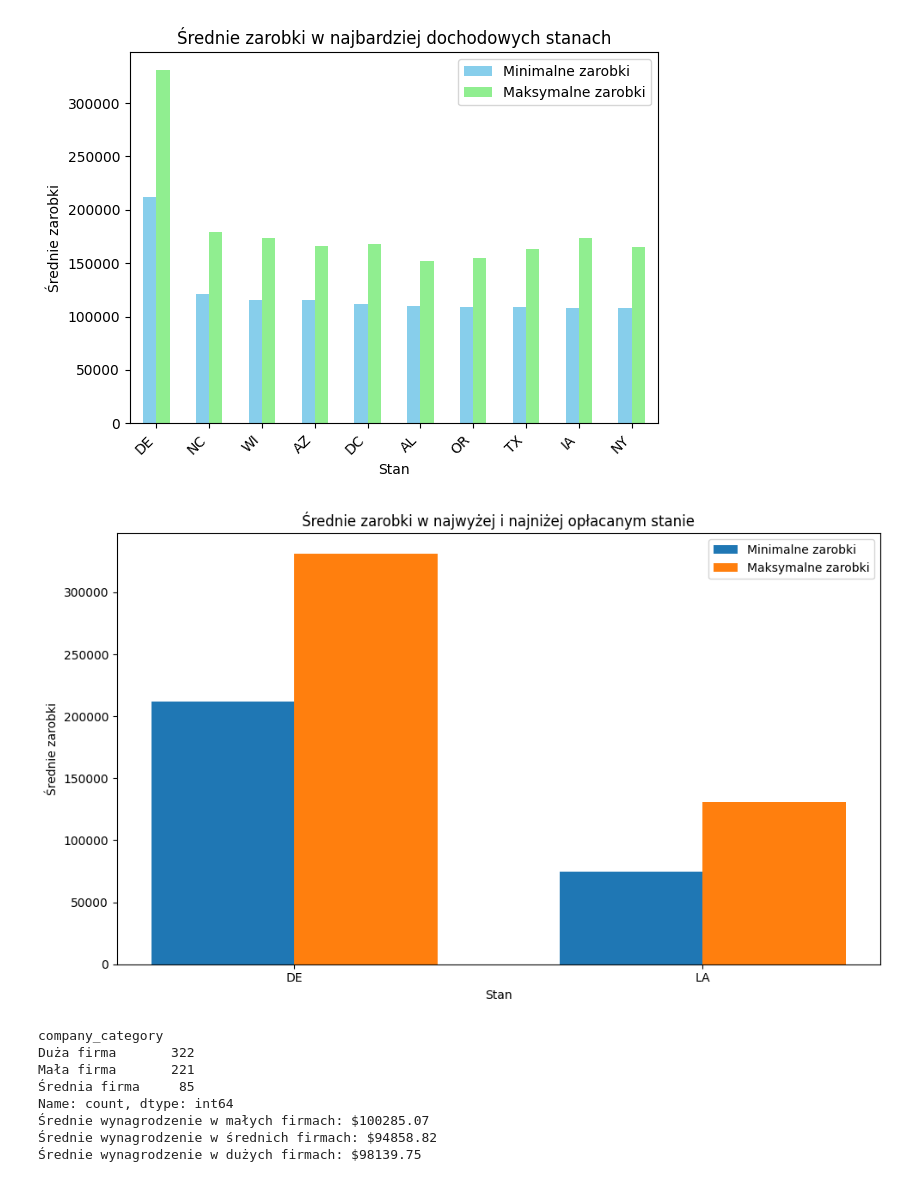
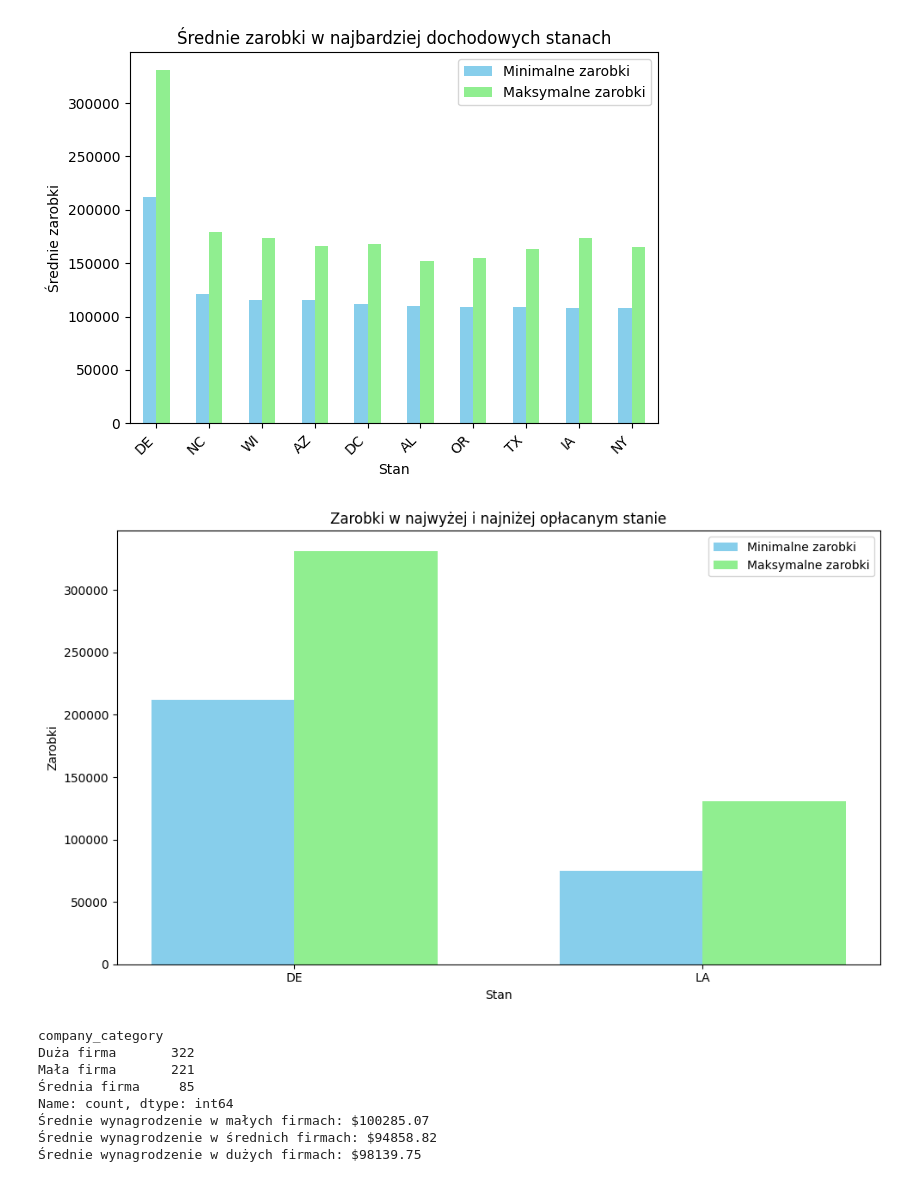
Before and after one commit to Boczula13/Data-Science-Job-Posting-on-Glassdoor, a Jupyter notebook: Data Science Job Posting on Glassdoor.ipynb, the cells around one changed output. Saved outputs shown, nothing was run; the diff lists cells and outputs as text; code cells hidden in the pictures.

```diff
--- a/Data Science Job Posting on Glassdoor.ipynb
+++ b/Data Science Job Posting on Glassdoor.ipynb
@@ -118,34 +107,33 @@ plt.show()
 <Figure size 1000x600 with 0 Axes>
 [figure]
 # %%
-# Różnica pomiędzy top 1 a bot 1
+# najwyższa i najniżna pensja w stanach
 top_salary = average_salaries_state.sort_values(by='min_salary', ascending=False).head(1)
 lowest_salary = average_salaries_state.sort_values(by='min_salary', ascending=False).tail(1)
 
-# Pobierz nazwy stanów dla top 1 i bot 1
+# nazwa najlepiej płatnego i najgorzej płatnego stanu
 top_state_name = top_salary.index[0]
 bot_state_name = lowest_salary.index[0]
 
-# Stwórz wykres
 plt.figure(figsize=(10, 6))
 bar_width = 0.35
 index = range(2)
 
 top_values = top_salary.values.flatten()
 bot_values = lowest_salary.values.flatten()
 
-plt.bar(index, [top_values[0], bot_values[0]], bar_width, label='Minimalne zarobki')
-plt.bar([i + bar_width for i in index], [top_values[1], bot_values[1]], bar_width, label='Maksymalne zarobki')
-
+# Wykres zarobków w najlepiej i najgorzej opłacanym stanie
+plt.bar(index, [top_values[0], bot_values[0]], bar_width, label='Minimalne zarobki',color=['skyblue'])
+plt.bar([i + bar_width for i in index], [top_values[1], bot_values[1]], bar_width, label='Maksymalne zarobki',color=['lightgreen'])
 plt.xlabel('Stan')
-plt.ylabel('Średnie zarobki')
-plt.title('Średnie zarobki w najwyżej i najniżej opłacanym stanie')
+plt.ylabel('Zarobki')
+plt.title('Zarobki w najwyżej i najniżej opłacanym stanie')
 plt.xticks([i + bar_width / 2 for i in index], [top_state_name, bot_state_name])
 plt.legend()
 plt.tight_layout()
 plt.show()
 # %% [output]
-[figure, old version]
+[figure, new version]
 # %%
 # Mapowanie wielkości firm na kategorie
 def map_company_size(size):
```
Also changed, not shown: parts of 9 cells of this notebook, 1 other file.
